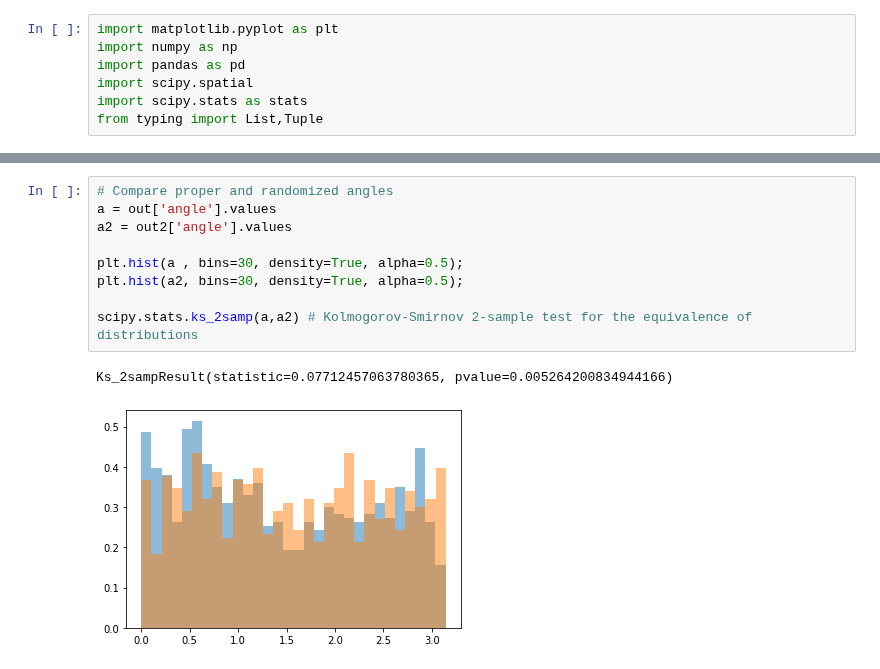
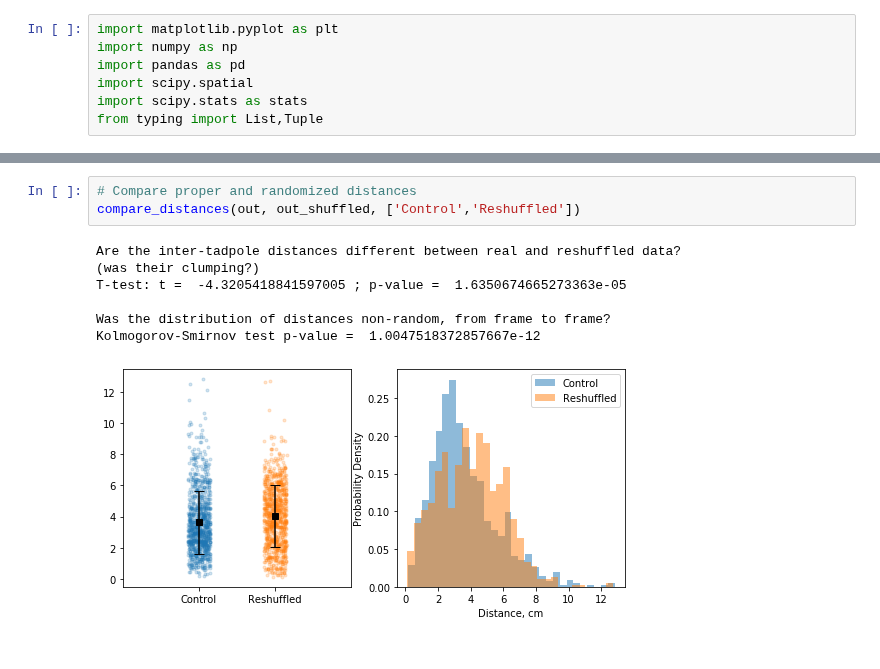
Before and after one commit to khakhalin/Xenopus-Behavior, a Jupyter notebook: 01_Schooling/schooling_analysis.ipynb, the cells around one changed output, grey strips where cells are left out. Drawn from its saved outputs; the diff is of its cells as text.

```diff
--- a/01_Schooling/schooling_analysis.ipynb
+++ b/01_Schooling/schooling_analysis.ipynb
@@ -208,12 +301,11 @@ Ttest_indResult(statistic=-0.7744278211126674, pvalue=0.4387708161782705)
-# %%
-# Compare proper and randomized angles
-a = out['angle'].values
-a2 = out2['angle'].values
-
-plt.hist(a , bins=30, density=True, alpha=0.5);
-plt.hist(a2, bins=30, density=True, alpha=0.5);
-
-scipy.stats.ks_2samp(a,a2) # Kolmogorov-Smirnov 2-sample test for the equivalence of distributions
-# %% [output]
-Ks_2sampResult(statistic=0.07712457063780365, pvalue=0.005264200834944166)
-[figure, removed]
+# %%
+# Compare proper and randomized distances
+compare_distances(out, out_shuffled, ['Control','Reshuffled'])
+# %% [output]
+Are the inter-tadpole distances different between real and reshuffled data?
+(was their clumping?)
+T-test: t =  -4.3205418841597005 ; p-value =  1.6350674665273363e-05
+
+Was the distribution of distances non-random, from frame to frame?
+Kolmogorov-Smirnov test p-value =  1.0047518372857667e-12
+[figure, added]
```
Also changed, not shown: parts of 19 cells of this notebook, 1 other file.
